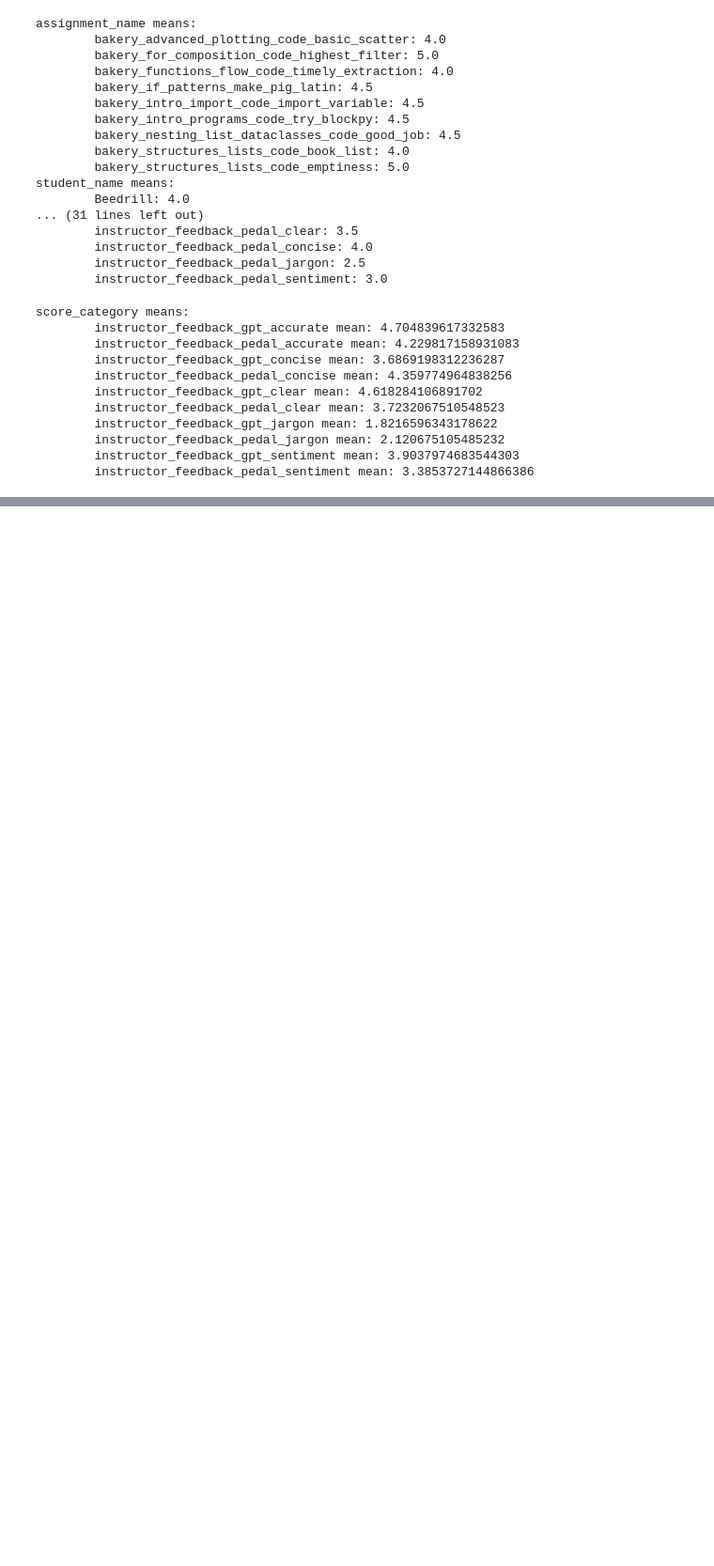
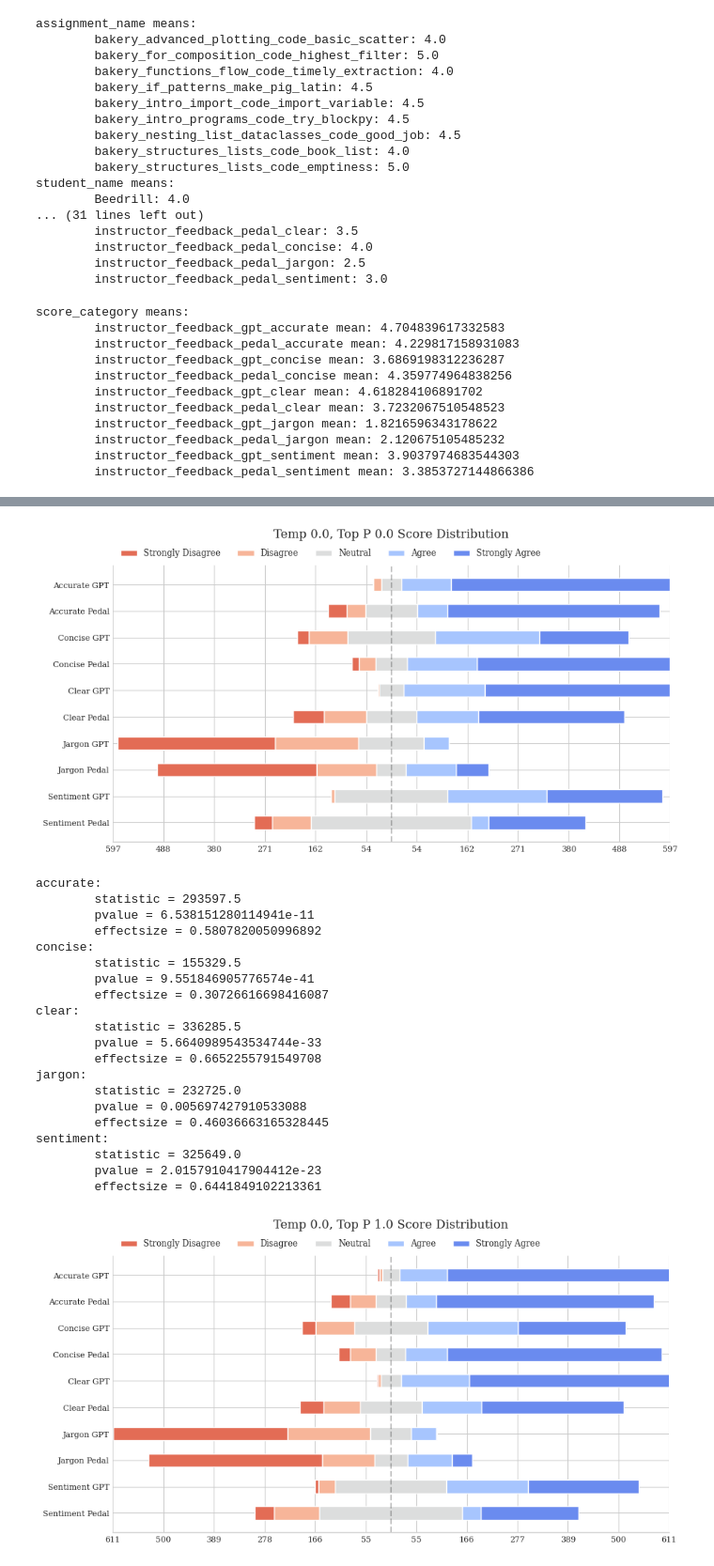
Before and after one commit to THRALLab/pedal-kennel, a Jupyter notebook: examples/chosen_problems_st3-3_as3-3_at1_v1/analysis.ipynb, the cells around one changed output, grey strips where cells are left out. Shown at 94% size. Drawn from its saved outputs; the diff is of its cells as text; code cells hidden in the pictures; blank space fills up the shorter version.

```diff
--- a/examples/chosen_problems_st3-3_as3-3_at1_v1/analysis.ipynb
+++ b/examples/chosen_problems_st3-3_as3-3_at1_v1/analysis.ipynb
@@ -482,0 +503,44 @@ sentiment:      statistic = 7939467.0   pvalue = 2.080211769693021e-87  effectsi
+# %%
+# Break it down by temp and top_p combination
+
+temp_and_top_p_combos = [(temp, top_p) for temp in (0.0, 1.0, 2.0) for top_p in (0.0, 1.0) if not (temp == 2.0 and top_p == 1.0)]
+
+for temp_and_top_p_combo in temp_and_top_p_combos:
+    results = {category: list(v.values) for category, v in df[(df.temp == temp_and_top_p_combo[0]) & (df.top_p == temp_and_top_p_combo[1])].groupby('score_category').score.value_counts().unstack('score_category').fillna(0.0).items()}
+    results_sorted = {}
+    for data_field in data_fields:
+        results_sorted[data_field.capitalize() + ' GPT'] = results['instructor_feedback_gpt_' + data_field]
+        results_sorted[data_field.capitalize() + ' Pedal'] = results['instructor_feedback_pedal_' + data_field]
+    fig, ax = diverging_stacked_bar_chart(results_sorted, f'Temp {temp_and_top_p_combo[0]}, Top P {temp_and_top_p_combo[1]} Score Distribution')
+    plt.show()
+
+    # Significance test
+
+    for data_field in data_fields:
+        gpt_scores = df[(df.score_category == f'instructor_feedback_gpt_{data_field}') & (df.temp == temp_and_top_p_combo[0]) & (df.top_p == temp_and_top_p_combo[1])]['score']
+        pedal_scores = df[(df.score_category == f'instructor_feedback_pedal_{data_field}') & (df.temp == temp_and_top_p_combo[0]) & (df.top_p == temp_and_top_p_combo[1])]['score']
+        U, p = st.mannwhitneyu(gpt_scores, pedal_scores)
+        print(data_field + ':\n\tstatistic =', U, '\n\tpvalue =', p, '\n\teffectsize =', U / (len(gpt_scores) * len(pedal_scores)))
+# %% [output]
+[figure, added]
+accurate:
+        statistic = 293597.5
+        pvalue = 6.538151280114941e-11
+        effectsize = 0.5807820050996892
+concise:
+        statistic = 155329.5
+        pvalue = 9.551846905776574e-41
+        effectsize = 0.30726616698416087
+clear:
+        statistic = 336285.5
+        pvalue = 5.6640989543534744e-33
+        effectsize = 0.6652255791549708
+jargon:
+        statistic = 232725.0
+        pvalue = 0.005697427910533088
+        effectsize = 0.46036663165328445
+sentiment:
+        statistic = 325649.0
+        pvalue = 2.0157910417904412e-23
+        effectsize = 0.6441849102213361
+[figure, added]
```
Also changed, not shown: parts of 7 cells of this notebook.
